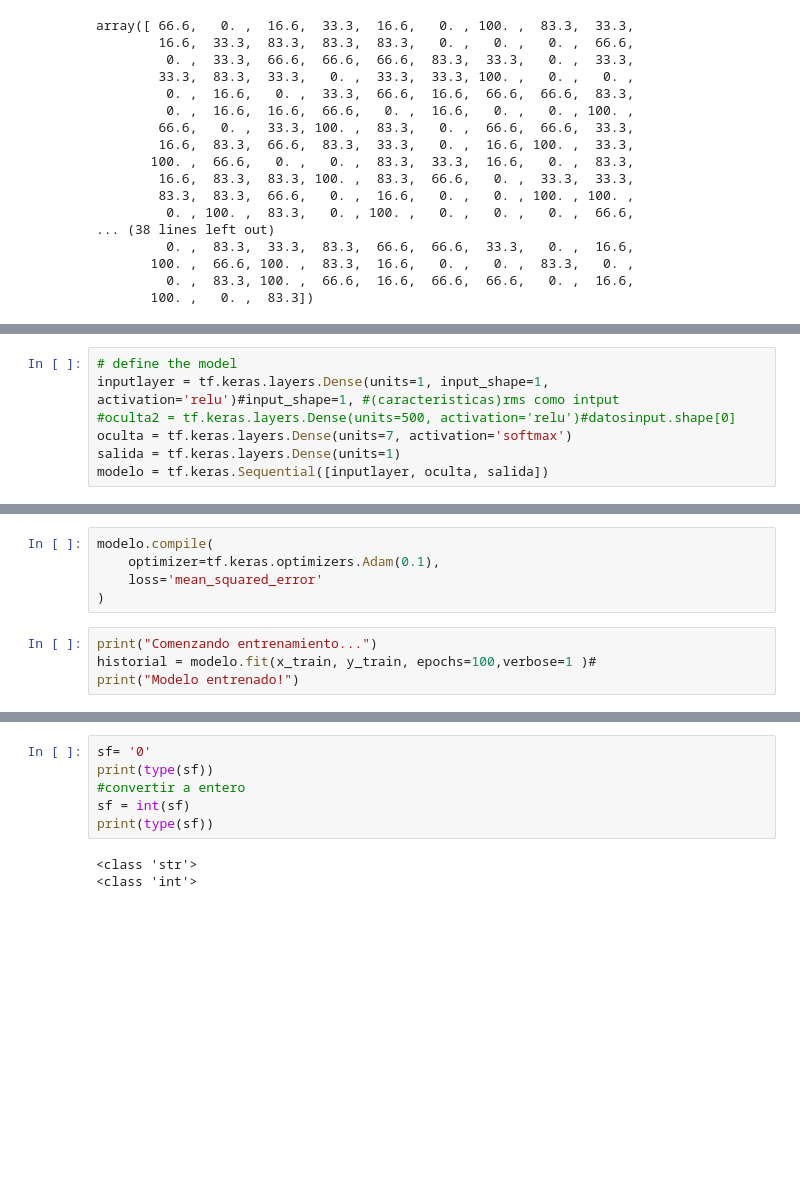
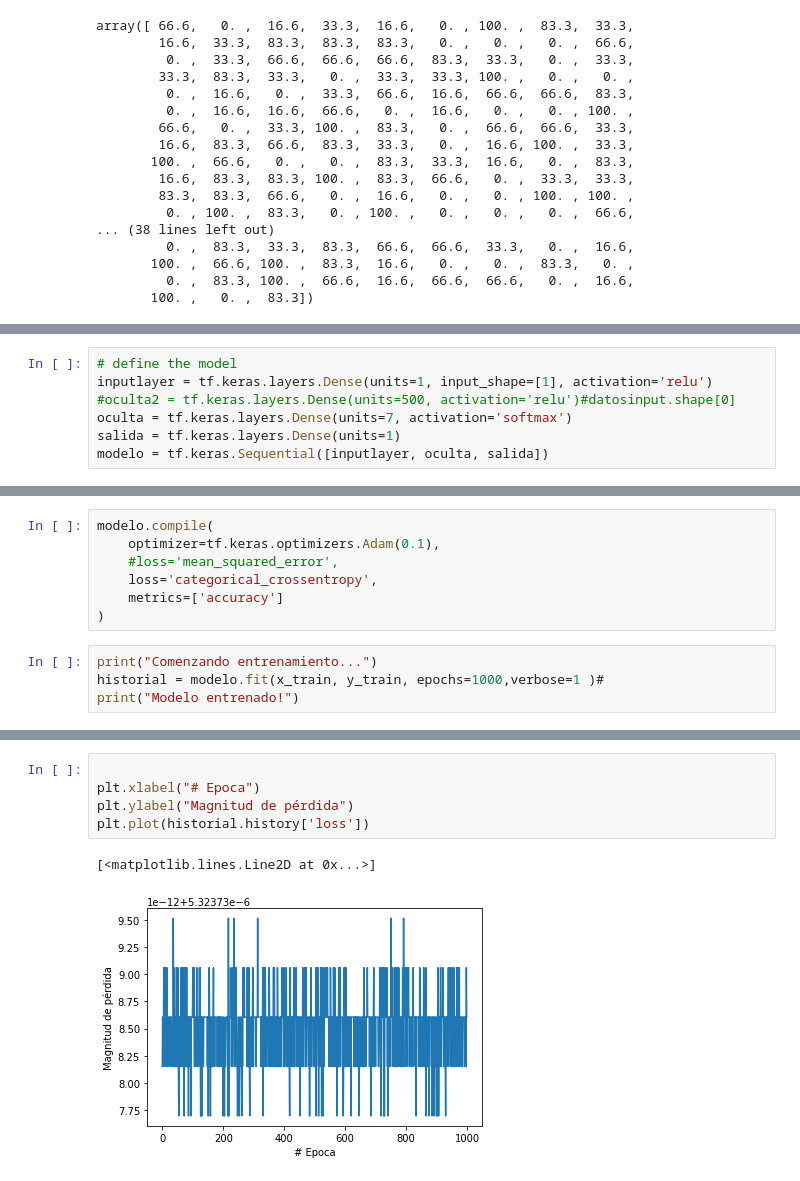
Before and after one commit to MarceloTigrero/DatosPlantares, a Jupyter notebook: modelo.ipynb, the cells around one changed output, grey strips where cells are left out. Saved outputs shown, nothing was run; the diff lists cells and outputs as text; blank space fills up the shorter version.

Commit message:
modelos

```diff
--- a/modelo.ipynb
+++ b/modelo.ipynb
@@ -142,6 +136,6 @@ NameError: name 'y_true' is not defined
 # %%
 # define the model
-inputlayer = tf.keras.layers.Dense(units=1, input_shape=1,  activation='relu')#input_shape=1, #(caracteristicas)rms como intput
+inputlayer = tf.keras.layers.Dense(units=1, input_shape=[1], activation='relu')
 #oculta2 = tf.keras.layers.Dense(units=500, activation='relu')#datosinput.shape[0]
 oculta = tf.keras.layers.Dense(units=7, activation='softmax')
 salida = tf.keras.layers.Dense(units=1)
@@ -151,11 +143,13 @@ TypeError: 'int' object is not iterable
 # %%
 modelo.compile(
     optimizer=tf.keras.optimizers.Adam(0.1),
-    loss='mean_squared_error'
+    #loss='mean_squared_error',
+    loss='categorical_crossentropy',
+    metrics=['accuracy']
 )
 # %%
 print("Comenzando entrenamiento...")
-historial = modelo.fit(x_train, y_train, epochs=100,verbose=1 )#
+historial = modelo.fit(x_train, y_train, epochs=1000,verbose=1 )#
 print("Modelo entrenado!")
 # %% [output]
 Comenzando entrenamiento...
@@ -175,9 +180,8 @@ test_results
-# %%
-sf= '0'
-print(type(sf))
-#convertir a entero
-sf = int(sf)
-print(type(sf))
-# %% [output]
-<class 'str'>
-<class 'int'>
+# %%
+
+plt.xlabel("# Epoca")
+plt.ylabel("Magnitud de pérdida")
+plt.plot(historial.history['loss'])
+# %% [output]
+[<matplotlib.lines.Line2D at 0x...>]
+[figure, added]
```
Also changed, not shown: parts of 4 cells of this notebook, 1 other file.
